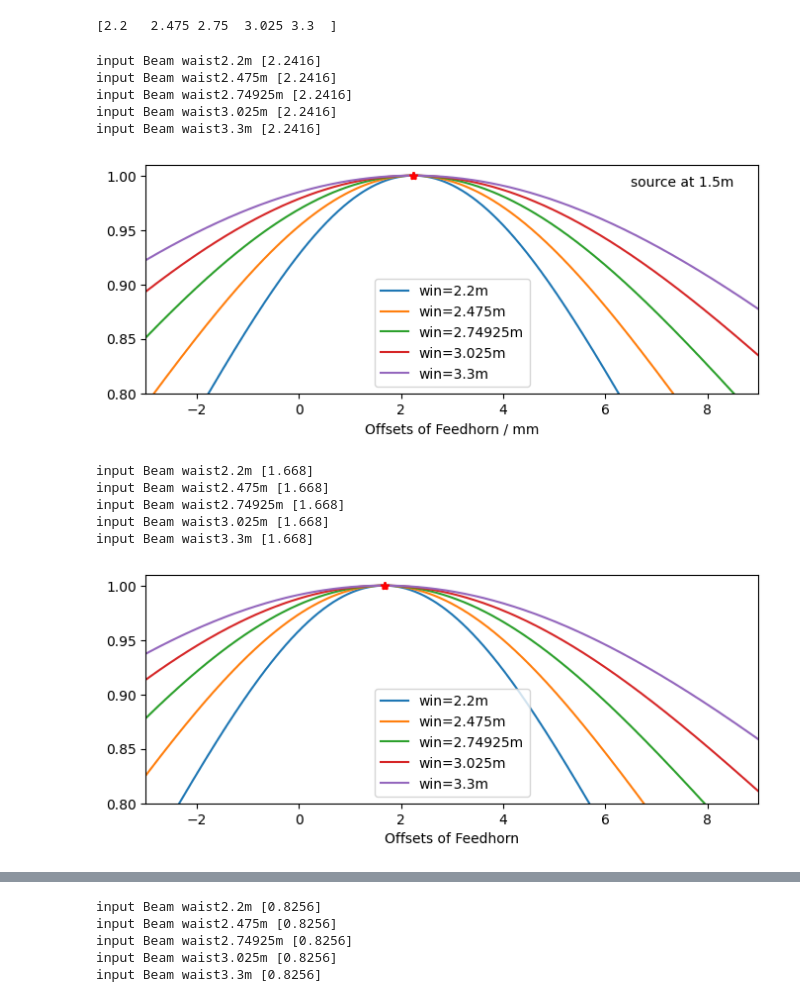
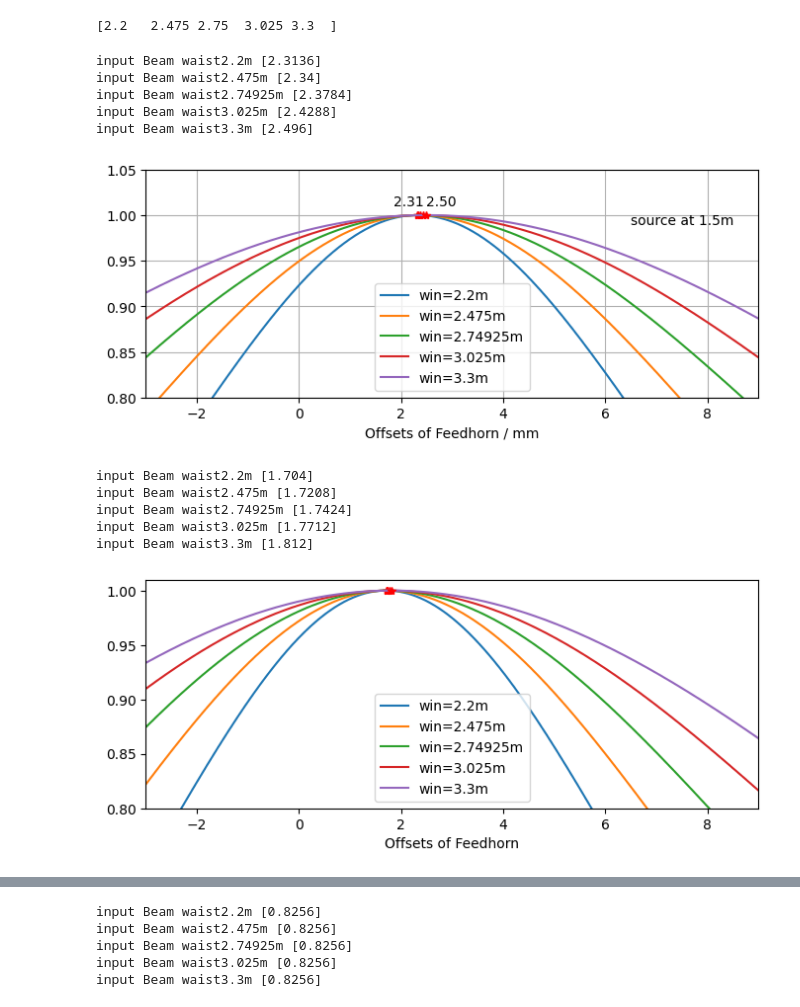
Before and after one commit to XiaodongRencologne/GaussianOptics, a Jupyter notebook: CHAMP_Test.ipynb, the cells around one changed output, grey strips where cells are left out. Saved outputs shown, nothing was run; the diff lists cells and outputs as text; code cells hidden in the pictures.

```diff
--- a/CHAMP_Test.ipynb
+++ b/CHAMP_Test.ipynb
@@ -99,7 +101,7 @@ def p_w(win,din,dz,s):
         # calculate the output beam of mirror1.
         p1=ThinLens(p2['wout'], Ls-p2['dout'], f1, Lambda1)
         # compute the beam width in the detector point based on Gaussian beam propagation.
-        z_c, w_z, Rin, q1, phi1, beam = Gaussian_propagation2d(p1['wout'],s-p1['dout'],Lambda1)
+        z_c, w_z, Rin, q1, phi1, beam = Gaussian_propagation2d(p1['wout'],s-p1['dout']-dzz-din2,Lambda1)
         #print('S:',s-p1['dout']).
         # Power measured by detector is propotional to the squre of beam waist.
         power=1/w_z**2
@@ -114,5 +119,6 @@ def p_w(win,din,dz,s):
 # %%
-D_source=[500,750,1400,2500,1000000]
+D_source=[500,950,1500,2500,1000000]
+#D_source=[1600]
 N_points=5001
 z=np.linspace(-3,9,N_points)
 DeltaZ=(z.max()-z.min())/(N_points-1)
@@ -122,6 +128,9 @@ for item in D_source:
     D_z,W_z,Ws_z,Ps=p_w(win2,din2,z,item)
     '''Beam power in detector'''
     plt.plot(z,Ps,label='s='+str(item/1000)+'m')
+    #popt, pcov = curve_fit(fn_para, z, Ps)
+    #print('err:',np.abs(fn_para(z,*popt)-Ps).mean())
+    #plt.plot(z,fn_para(z,*popt),'k--')
     NN=np.where(Ps==1.0)
     dN=int(0.5/DeltaZ)
     print('Detector distance '+str(item/1000)+'m',z[NN])
@@ -181,28 +187,34 @@ Win_2=[2.2, 2.475, 2.74925, 3.025, 3.3]
 # %%
 Distance=1500
 fig=plt.figure(figsize=(8,3))
-
+n=0
 '''Beam power in detector'''
 for item in Win_2:
     D,W,Ws,Ps=p_w(item,din2,z,Distance)
     '''Beam power in detector'''
     plt.plot(z,Ps,label='win='+str(item)+'m')
     NN=np.where(Ps==1.0)
     print('input Beam waist'+str(item)+'m',z[NN])
     plt.plot(z[NN],1.0,'r*')
-plt.ylim([0.8,1.01])
+    if n==0:
+        plt.text(z[NN]*0.8,Ps[NN]*1.01, "{:.2f}".format(z[NN][0]),fontsize=10)
+    n+=1
+plt.ylim([0.8,1.05])
 plt.xlim([z.min(),z.max()])
+
+plt.text(z[NN]*1,Ps[NN]*1.01, "{:.2f}".format(z[NN][0]),fontsize=10)
 plt.legend()
 plt.xlabel('Offsets of Feedhorn / mm')
 plt.text(6.5,0.99, 'source at 1.5m')
+plt.grid('both')
 plt.show()
 # %% [output]
-input Beam waist2.2m [2.2416]
-input Beam waist2.475m [2.2416]
-input Beam waist2.74925m [2.2416]
-input Beam waist3.025m [2.2416]
-input Beam waist3.3m [2.2416]
+input Beam waist2.2m [2.3136]
+input Beam waist2.475m [2.34]
+input Beam waist2.74925m [2.3784]
+input Beam waist3.025m [2.4288]
+input Beam waist3.3m [2.496]
-[figure, old version]
+[figure, new version]
 # %%
 Distance=2500
 fig=plt.figure(figsize=(8,3))
@@ -221,12 +233,12 @@ plt.legend()
 plt.xlabel('Offsets of Feedhorn')
 plt.show()
 # %% [output]
-input Beam waist2.2m [1.668]
-input Beam waist2.475m [1.668]
-input Beam waist2.74925m [1.668]
-input Beam waist3.025m [1.668]
-input Beam waist3.3m [1.668]
+input Beam waist2.2m [1.704]
+input Beam waist2.475m [1.7208]
+input Beam waist2.74925m [1.7424]
+input Beam waist3.025m [1.7712]
+input Beam waist3.3m [1.812]
-[figure, old version]
+[figure, new version]
 # %%
 Distance=3500
 fig=plt.figure(figsize=(8,3))
```
Also changed, not shown: parts of 5 cells of this notebook, 3 other files.
